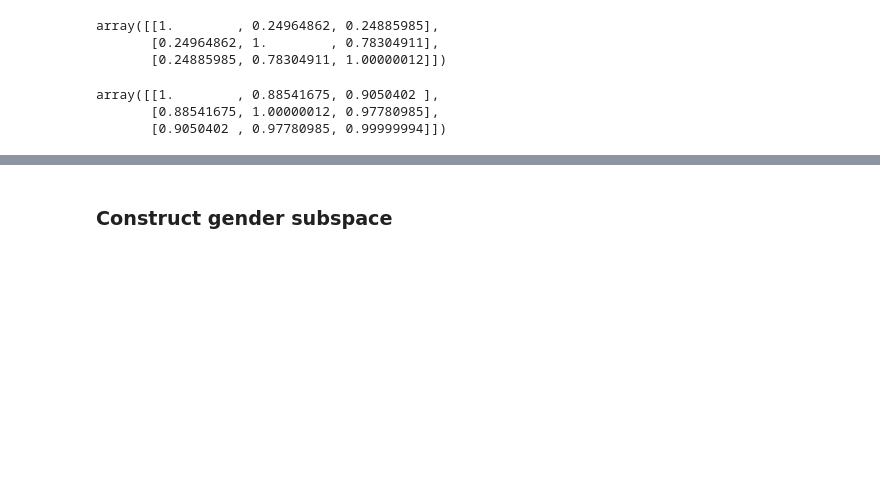
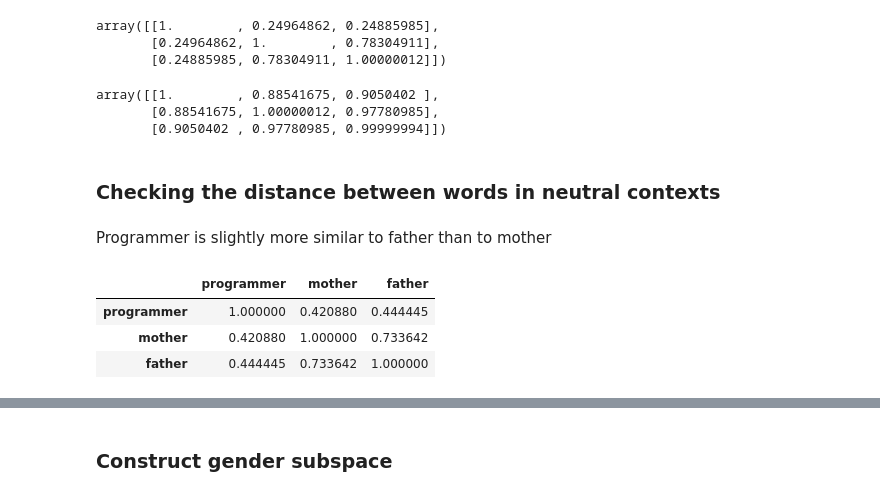
Before and after one commit to keitakurita/contextual_embedding_bias_measure, a Jupyter notebook: notebooks/bert_hidden_state_analysis.ipynb, the cells around one changed output, grey strips where cells are left out. Drawn from its saved outputs; the diff is of its cells as text; code cells hidden in the pictures; blank space fills up the shorter version.

```diff
--- a/notebooks/bert_hidden_state_analysis.ipynb
+++ b/notebooks/bert_hidden_state_analysis.ipynb
@@ -540,3 +523,21 @@ construct_sim_matrix([prog_vec, she_vec, he_vec])
 array([[1.        , 0.88541675, 0.9050402 ],
        [0.88541675, 1.00000012, 0.97780985],
        [0.9050402 , 0.97780985, 0.99999994]])
+# %% [markdown]
+### Checking the distance between words in neutral contexts
+# %% [markdown]
+Programmer is slightly more similar to father than to mother
+# %%
+def construct_sim_matrix_df(sentences: List[str],
+                           words: List[str]):
+    sim = construct_sim_matrix([get_word_vector(sent, word) for sent, word in zip(sentences, words)])
+    return pd.DataFrame(data=sim, index=words, columns=words)
+# %%
+construct_sim_matrix_df(["That person is a programmer.", "That person is my mother.",
+                         "That person is my father."],
+                       ["programmer", "mother", "father"])
+# %% [output]
+|  | programmer | mother | father |
+| programmer | 1.000000 | 0.420880 | 0.444445 |
+| mother | 0.420880 | 1.000000 | 0.733642 |
+| father | 0.444445 | 0.733642 | 1.000000 |
```
Also changed, not shown: parts of 27 cells of this notebook.
